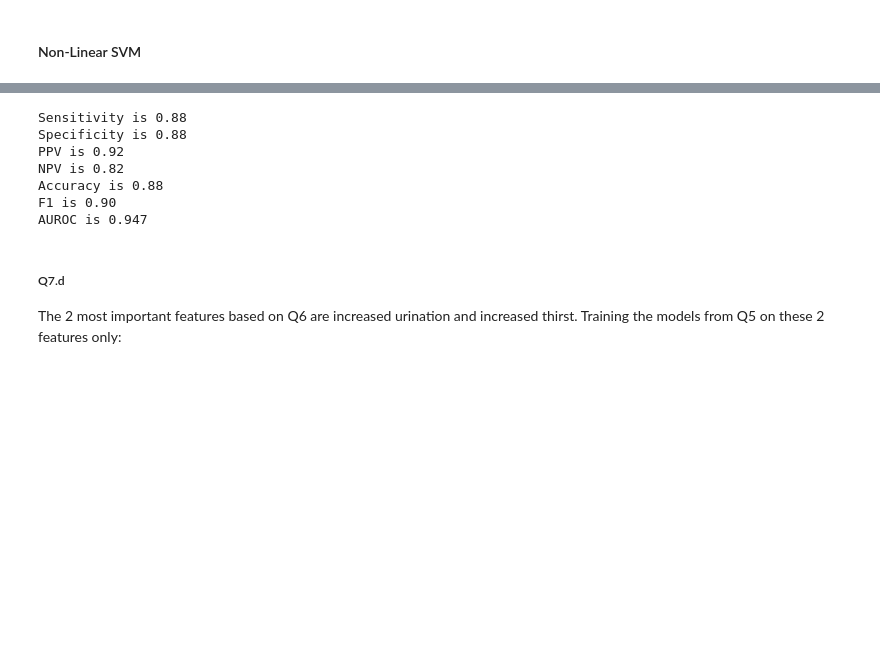
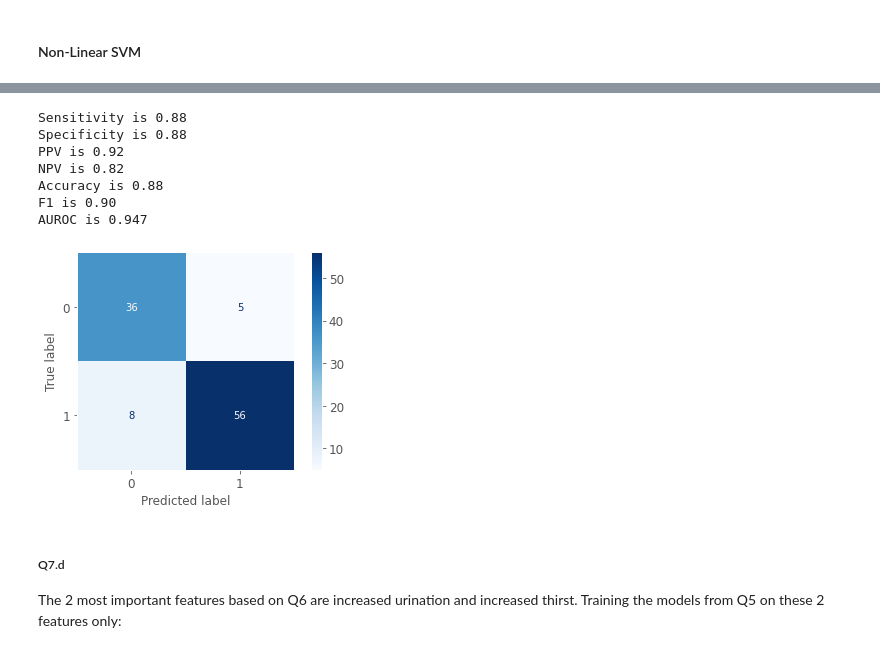
Before and after one commit to mlh-master/hw2_mlh-ofrirotem, a Jupyter notebook: HW2.ipynb, the cells around one changed output, grey strips where cells are left out. Drawn from its saved outputs; the diff is of its cells as text; code cells hidden in the pictures; blank space fills up the shorter version.

```diff
--- a/HW2.ipynb
+++ b/HW2.ipynb
@@ -877,19 +979,23 @@ GridSearchCV(cv=StratifiedKFold(n_splits=5, random_state=42, shuffle=True),
 # %%
 best_svm_nonlin = svm_nonlin.best_estimator_
 y_pred = best_svm_nonlin.predict(X_test_pca)
 y_pred_proba = best_svm_nonlin.predict_proba(X_test_pca)
 
+plot_confusion_matrix(best_svm_nonlin, X_test_pca, Y_test, cmap=plt.cm.Blues)
+plt.grid(False)
+
 print('Sensitivity is {:.2f} \nSpecificity is {:.2f} \nPPV is {:.2f} \nNPV is {:.2f} \nAccuracy is {:.2f} \nF1 is {:.2f} '.format(*evaluation_metrics(Y_test, y_pred)))
 
 print('AUROC is {:.3f}'.format(roc_auc_score(Y_test, y_pred_proba[:,1])))
 # %% [output]
 Sensitivity is 0.88
 Specificity is 0.88
 PPV is 0.92
 NPV is 0.82
 Accuracy is 0.88
 F1 is 0.90
 AUROC is 0.947
+[figure, added]
 # %% [markdown]
 ##### Q7.d
 
```
Also changed, not shown: parts of 15 cells of this notebook.
